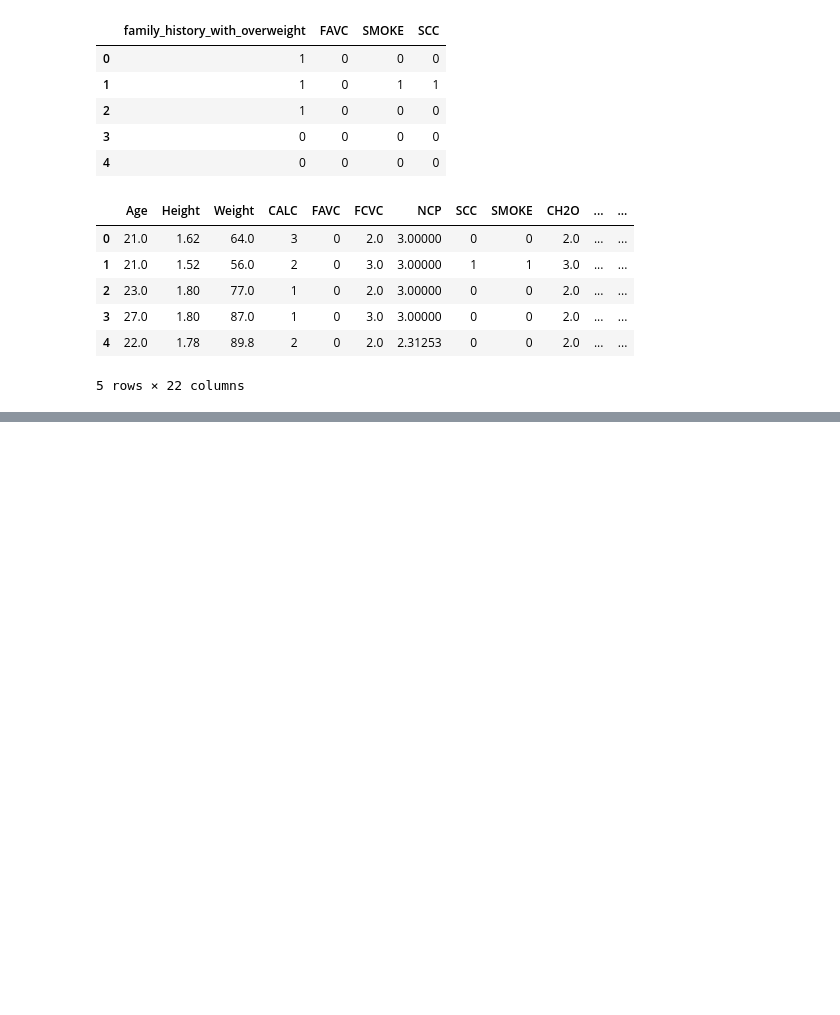
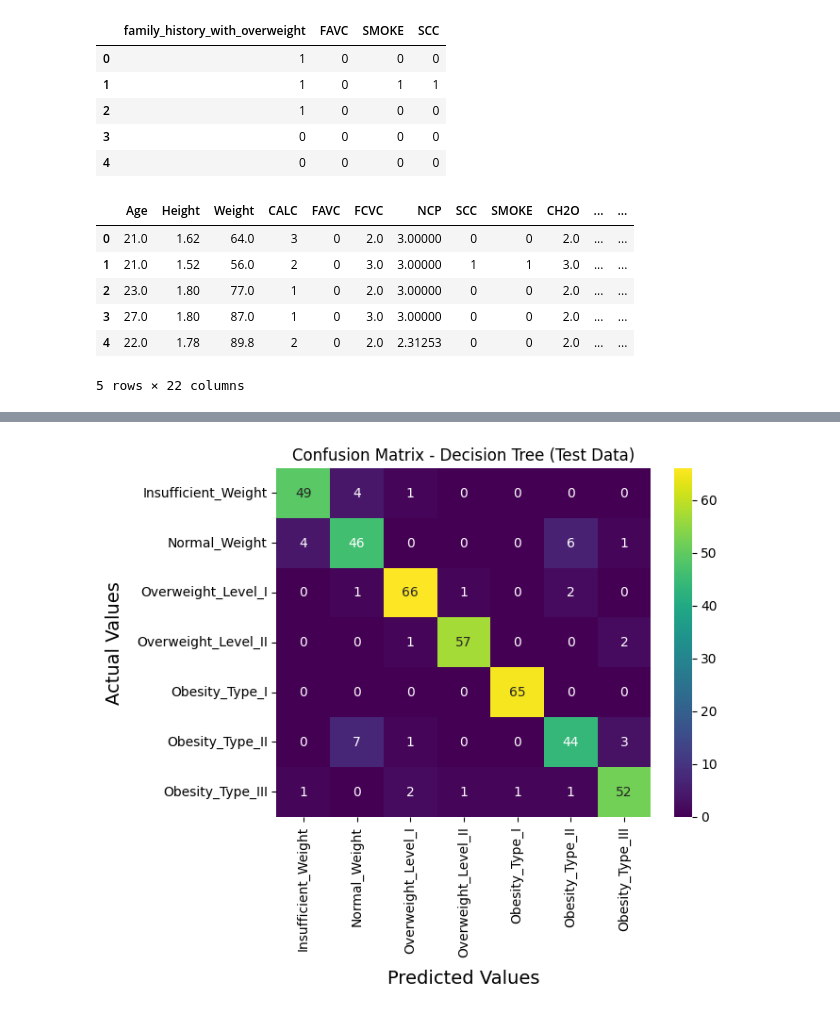
Before and after one commit to Fadri-Ashley/Data-Science-Capstone-Project, a Jupyter notebook: Model_Pipeline/test.ipynb, the cells around one changed output, grey strips where cells are left out. Saved outputs shown, nothing was run; the diff lists cells and outputs as text; code cells hidden in the pictures; blank space fills up the shorter version.

Commit message:
Test 3 algorithms

```diff
--- a/Model_Pipeline/test.ipynb
+++ b/Model_Pipeline/test.ipynb
@@ -468,3 +468,33 @@ df.head()
 | 3 | 27.0 | 1.80 | 87.0 | 1 | 0 | 3.0 | 3.00000 | 0 | 0 | 2.0 | ... | ... |
 | 4 | 22.0 | 1.78 | 89.8 | 2 | 0 | 2.0 | 2.31253 | 0 | 0 | 2.0 | ... | ... |
 5 rows × 22 columns
+# %%
+#STEP 1
+from sklearn.model_selection import train_test_split
+from sklearn.tree import DecisionTreeClassifier
+from sklearn.metrics import accuracy_score, recall_score,precision_score,classification_report, f1_score, confusion_matrix
+
+X = df.drop('NObeyesdad', axis=1)
+y = df['NObeyesdad']
+
+# Split data
+X_train, X_test, y_train, y_test = train_test_split(X, y, test_size=0.2, random_state=42, stratify=y)
+# %%
+# SMOTE
+from imblearn.over_sampling import SMOTE
+smote = SMOTE(random_state=42)
+X_train_res, y_train_res = smote.fit_resample(X_train, y_train)
+# %%
+from sklearn.preprocessing import MinMaxScaler
+
+# Setelah SMOTE (resampling data training)
+scaler = MinMaxScaler()
+
+X_train_res_scaled = scaler.fit_transform(X_train_res)
+X_test_scaled = scaler.transform(X_test)
+
+dt_model = DecisionTreeClassifier(random_state=42)
+dt_model.fit(X_train_res_scaled, y_train_res)
+
+# STEP 5: Prediksi data testing yang sudah diskalakan
+y_pred_dt = dt_model.predict(X_test_scaled)
@@ -470,0 +532,13 @@ df.head()
+# %%
+#matriks
+labels = ['Insufficient_Weight', 'Normal_Weight', 'Overweight_Level_I', 'Overweight_Level_II',
+          'Obesity_Type_I', 'Obesity_Type_II', 'Obesity_Type_III']
+
+sns.heatmap(confusion_matrix(y_test, y_pred_dt), annot=True, cmap='viridis', fmt='d',
+            xticklabels=labels, yticklabels=labels)
+plt.xlabel('Predicted Values', fontsize=14, labelpad=10)
+plt.ylabel('Actual Values', fontsize=14, labelpad=10)
+plt.title('Confusion Matrix - Decision Tree (Test Data)')
+plt.show()
+# %% [output]
+[figure, added]
```
Also changed, not shown: parts of 11 cells of this notebook.
